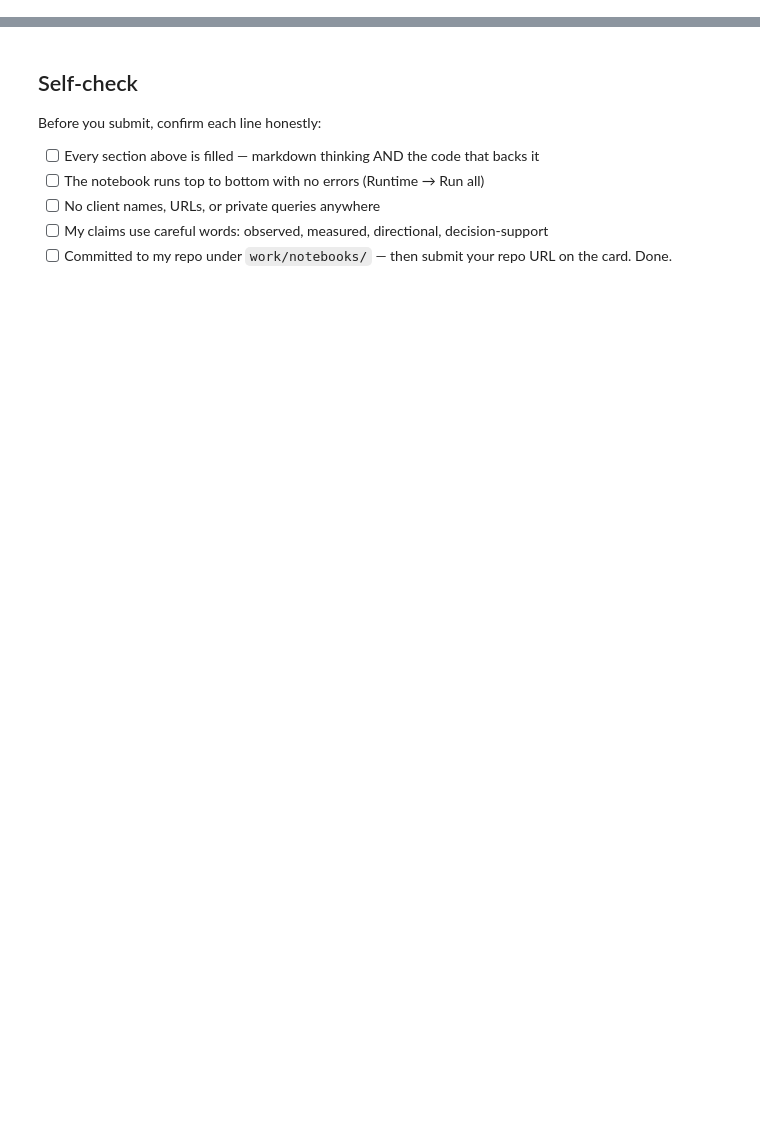
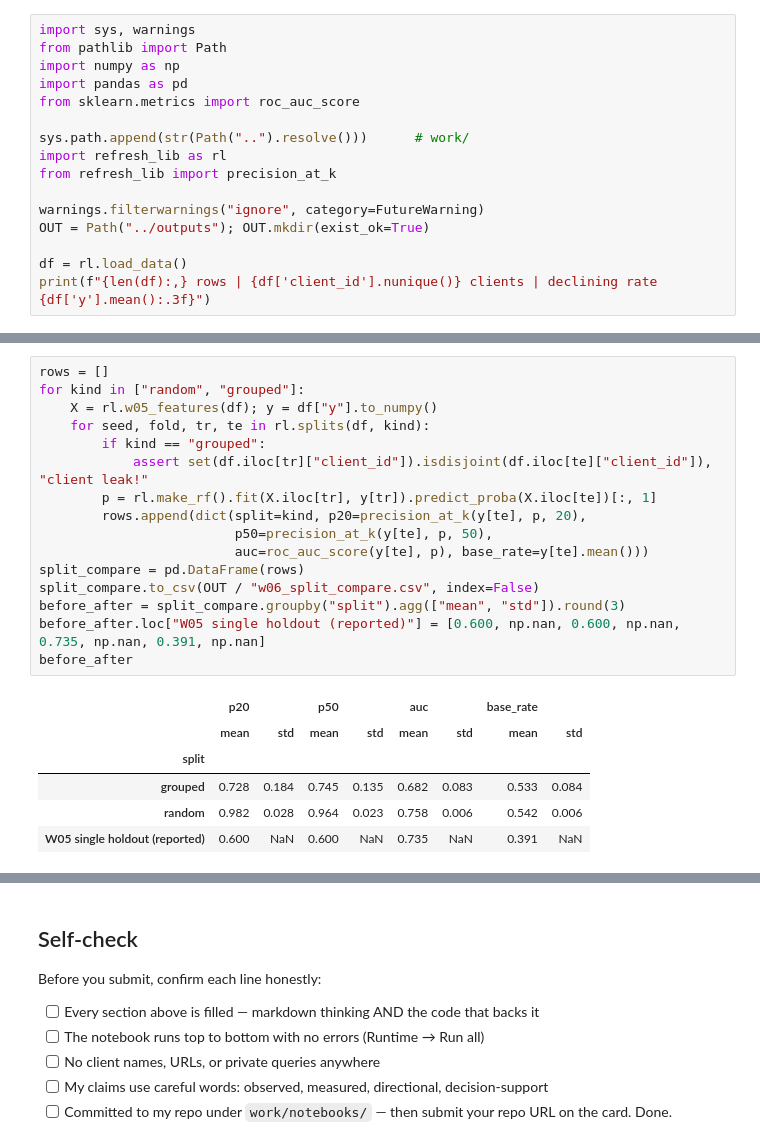
Before and after one commit to Shwetabh1013/flyrank-ml-internship-shwetabh, a Jupyter notebook: work/notebooks/w06_validation_audit.ipynb, the cells around one changed output, grey strips where cells are left out. Cells and saved outputs as stored; diff of their text form; blank space fills up the shorter version.

```diff
--- a/work/notebooks/w06_validation_audit.ipynb
+++ b/work/notebooks/w06_validation_audit.ipynb
@@ -24,0 +13,16 @@ This skeleton is yours to fill. Work the sections **in order** — each one has
+# %%
+import sys, warnings
+from pathlib import Path
+import numpy as np
+import pandas as pd
+from sklearn.metrics import roc_auc_score
+
+sys.path.append(str(Path("..").resolve()))      # work/
+import refresh_lib as rl
+from refresh_lib import precision_at_k
+
+warnings.filterwarnings("ignore", category=FutureWarning)
+OUT = Path("../outputs"); OUT.mkdir(exist_ok=True)
+
+df = rl.load_data()
+print(f"{len(df):,} rows | {df['client_id'].nunique()} clients | declining rate {df['y'].mean():.3f}")
@@ -24,0 +97,23 @@ This skeleton is yours to fill. Work the sections **in order** — each one has
+# %%
+rows = []
+for kind in ["random", "grouped"]:
+    X = rl.w05_features(df); y = df["y"].to_numpy()
+    for seed, fold, tr, te in rl.splits(df, kind):
+        if kind == "grouped":
+            assert set(df.iloc[tr]["client_id"]).isdisjoint(df.iloc[te]["client_id"]), "client leak!"
+        p = rl.make_rf().fit(X.iloc[tr], y[tr]).predict_proba(X.iloc[te])[:, 1]
+        rows.append(dict(split=kind, p20=precision_at_k(y[te], p, 20),
+                         p50=precision_at_k(y[te], p, 50),
+                         auc=roc_auc_score(y[te], p), base_rate=y[te].mean()))
+split_compare = pd.DataFrame(rows)
+split_compare.to_csv(OUT / "w06_split_compare.csv", index=False)
+before_after = split_compare.groupby("split").agg(["mean", "std"]).round(3)
+before_after.loc["W05 single holdout (reported)"] = [0.600, np.nan, 0.600, np.nan, 0.735, np.nan, 0.391, np.nan]
+before_after
+# %% [output]
+|  | p20 |  | p50 |  | auc |  | base_rate |  |
+|  | mean | std | mean | std | mean | std | mean | std |
+| split |  |  |  |  |  |  |  |  |
+| grouped | 0.728 | 0.184 | 0.745 | 0.135 | 0.682 | 0.083 | 0.533 | 0.084 |
+| random | 0.982 | 0.028 | 0.964 | 0.023 | 0.758 | 0.006 | 0.542 | 0.006 |
+| W05 single holdout (reported) | 0.600 | NaN | 0.600 | NaN | 0.735 | NaN | 0.391 | NaN |
```
Also changed, not shown: parts of 25 cells of this notebook, 9 other files.
